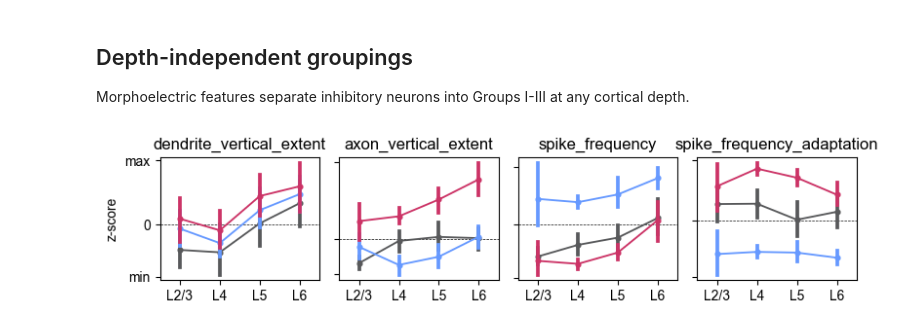
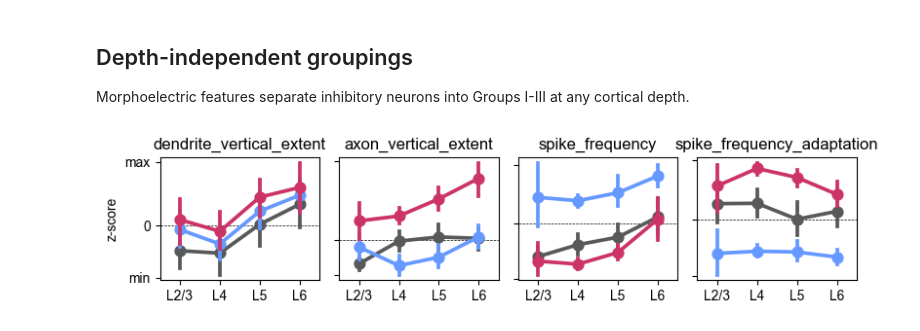
Before and after one commit to inhibicion/decoupling, a Jupyter notebook: notebooks/analysis2_depth-dependent_gradients.ipynb, the cells around one changed output. Cells and saved outputs as stored; diff of their text form; code cells hidden in the pictures.

```diff
--- a/notebooks/analysis2_depth-dependent_gradients.ipynb
+++ b/notebooks/analysis2_depth-dependent_gradients.ipynb
@@ -61,8 +61,9 @@ consolidated_features = pd.read_csv(
 ).dropna()
 
 # Z-score consolidated morphoelectric features
-zscored_consolidated_features = zscore(
-    consolidated_features,
+zscored_consolidated_features = (
+    consolidated_features
+    .apply(zscore)
 )
 # %% [markdown]
 ## Calculation of the me-diversity space
@@ -217,8 +219,8 @@ for i in range(1, len(features), 2):
         paired_features[
             paired_features["variable"]==features[i]
         ]
-        .groupby(["layer"])
-        .mean(["value"])
+        .groupby("layer")["value"]
+        .mean()
     )
 
     fig, ax = plt.subplots(figsize=(5,3))
@@ -237,7 +239,7 @@ for i in range(1, len(features), 2):
     for j in y_means.index:
         ax.text(
             x=-0.1,
-            y=y_means.loc[j,:].values,
+            y=y_means.loc[j],
             s=j,
             c=palette[j],
             ha="right",
@@ -530,7 +532,6 @@ for i in range(len(unique_labels)):
             y="value",
             hue="cluster",
             order=feature_order,
-            scale=0.5,
             palette={cluster_id: cmap(i)},
             ax=ax,
         )
@@ -540,9 +541,9 @@ for i in range(len(unique_labels)):
         # -----------------------------------------------------------------
         bounds = y_bounds.loc[cluster_id]
         lims = np.sort([bounds["min_val"], 0, bounds["max_val"]])
+        plt.setp(ax.get_xticklabels(), rotation=15)
         ax.set_yticks(lims)
         ax.set_yticklabels([""] * len(lims))
-        ax.set_xticklabels(ax.get_xticklabels(), rotation=15)
         ax.set_xlim(-0.35, 1.35)
         ax.set_xlabel("")
         ax.set_ylabel("")
@@ -613,32 +614,31 @@ for (i, ax) in zip(features, axs):
         melted_features[
             melted_features["feature"] == i
         ],
         x="layer",
         y="value",
         hue="cluster2",
         palette=palette,
-        scale=0.5,
         ax=ax,
     )
 
     # ---------------------------------------------------------------------
     # Axis formatting
     # ---------------------------------------------------------------------
     bounds = y_bounds.loc[i]
     lims = np.sort([bounds["min_val"], 0, bounds["max_val"]])
     ax.set_yticks(lims)
     ax.set_yticklabels(
         ["min", "0", "max"] if i == "dendrite_vertical_extent" else [""]*3,
     )
 
     ax.set_title(i)
     ax.set_xlabel("")
     ax.set_ylabel("" if i != "dendrite_vertical_extent" else "z-score")
     ax.axhline(0, linestyle="--", linewidth=0.5, c="black", zorder=0.5)
 
     ax.get_legend().remove()
 
 fig.tight_layout()
 plt.show()
 # %% [output]
-[figure, old version]
+[figure, new version]
```
Also changed, not shown: parts of 7 cells of this notebook, 1 other file.
